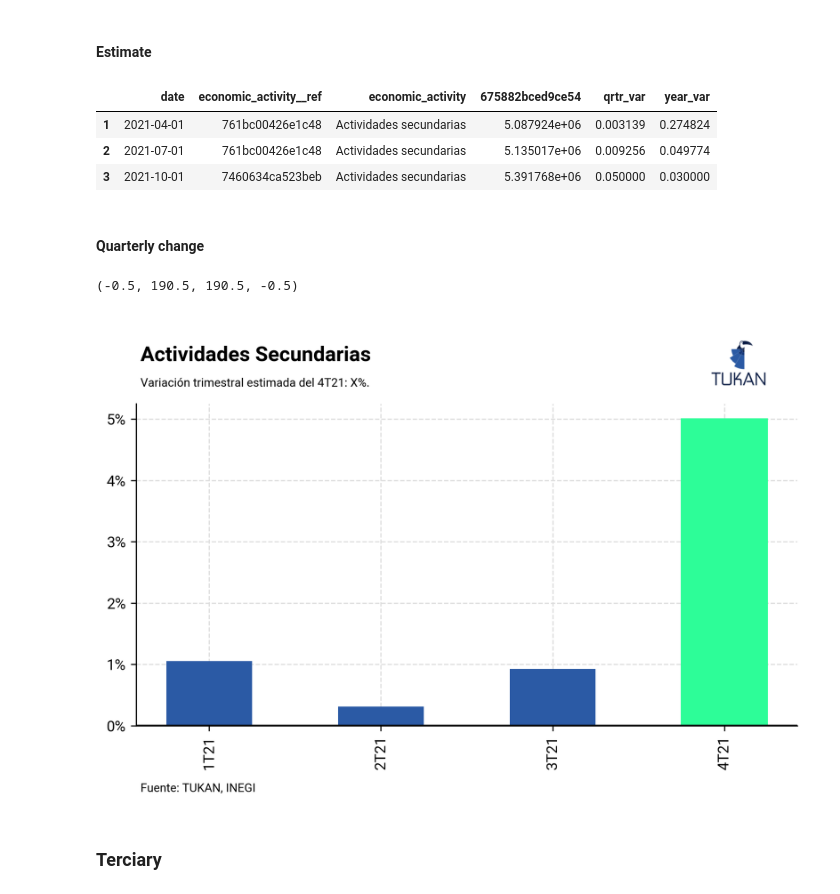
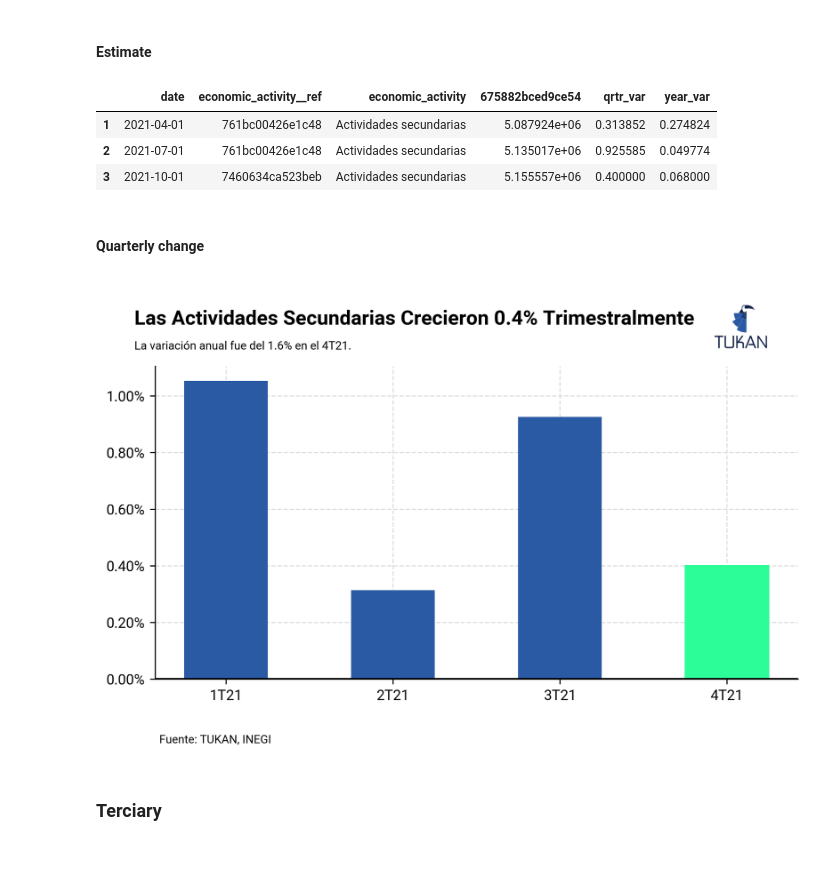
Before and after one commit to TukanMx/tukan_notebooks, a Jupyter notebook: social/social_media/pib/pib_template.ipynb, the cells around one changed output. Cells and saved outputs as stored; diff of their text form; code cells hidden in the pictures; blank space fills up the shorter version.

```diff
--- a/social/social_media/pib/pib_template.ipynb
+++ b/social/social_media/pib/pib_template.ipynb
@@ -624,18 +624,19 @@ filtered_gdp_secondary.tail(3)
 #### Estimate
 # %%
 # Adding estimate
-eopib_qrtr_est = 0.05
-eopib_yrtr_est = 0.03
+eopib_qrtr_est = 0.004
+eopib_yrtr_est = 0.068
 
 gdp_estimate = {'date': datetime(2021, 10, 1), 'economic_activity__ref': '7460634ca523beb', 'economic_activity': 'Actividades secundarias', '675882bced9ce54':float(filtered_gdp_secondary['675882bced9ce54'].tail(1).values)*(1+eopib_qrtr_est),'qrtr_var':eopib_qrtr_est,'year_var':eopib_yrtr_est}
 
 filtered_gdp_secondary = filtered_gdp_secondary.append(gdp_estimate, ignore_index = True)
+filtered_gdp_secondary['qrtr_var'] =filtered_gdp_secondary['qrtr_var']*100
 filtered_gdp_secondary.tail(3)
 # %% [output]
 |  | date | economic_activity__ref | economic_activity | 675882bced9ce54 | qrtr_var | year_var |
-| 1 | 2021-04-01 | 761bc00426e1c48 | Actividades secundarias | 5.087924e+06 | 0.003139 | 0.274824 |
-| 2 | 2021-07-01 | 761bc00426e1c48 | Actividades secundarias | 5.135017e+06 | 0.009256 | 0.049774 |
-| 3 | 2021-10-01 | 7460634ca523beb | Actividades secundarias | 5.391768e+06 | 0.050000 | 0.030000 |
+| 1 | 2021-04-01 | 761bc00426e1c48 | Actividades secundarias | 5.087924e+06 | 0.313852 | 0.274824 |
+| 2 | 2021-07-01 | 761bc00426e1c48 | Actividades secundarias | 5.135017e+06 | 0.925585 | 0.049774 |
+| 3 | 2021-10-01 | 7460634ca523beb | Actividades secundarias | 5.155557e+06 | 0.400000 | 0.068000 |
 # %% [markdown]
 #### Quarterly change
 # %%
@@ -651,10 +652,10 @@ barlist[-1].set_color('#2DFD98')
 plt.axhline(y=0, color='black', linestyle='-')
 
 xticks = ax.xaxis.set_ticks(ind )
-xticklabels = ax.xaxis.set_ticklabels([str(round(x.quarter)) + "T" + str(round(x.year - 2000,0)) for x in filtered_gdp_secondary["date"]], rotation = 90)
+xticklabels = ax.xaxis.set_ticklabels([str(round(x.quarter)) + "T" + str(round(x.year - 2000,0)) for x in filtered_gdp_secondary["date"]])
 
-
-ax.yaxis.set_major_formatter(ticker.StrMethodFormatter('{x:,.0%}'))
+ax.yaxis.set_major_formatter(ticker.PercentFormatter())
+# ax.yaxis.set_major_formatter(ticker.StrMethodFormatter('{x:0.0%}'))
 # Add minor gridlines and format ticks
 # ax.xaxis.set_major_locator(mdates.YearLocator(2))
 # ax.xaxis.set_minor_locator(mdates.YearLocator(1))
@@ -664,56 +665,55 @@ ax.grid(visible=True, which='minor', linestyle='--', zorder=3)
 # ax.set_ylim(0)
 
 fig.text(
-    0.13,
+    0.10,
     .98,
-    "Actividades Secundarias",
+    "Las Actividades Secundarias Crecieron 0.4% Trimestralmente",
     size=14,
     weight = "bold"
 )
 fig.text(
-    0.13,
+    0.10,
     0.92,
-    "Variación trimestral estimada del 4T21: X%.",
+    "La variación anual fue del 1.6% en el 4T21.",
     size=8
 )
 # Add footer
 fig.text(0.13, -0.03, "Fuente: TUKAN, INEGI", fontsize=8)
 
 # Save plot with TUKAN logo, transparent and white
 # plt.savefig(
 #     "plots/gdp_sec_bar_no_logo.svg",
 #     dpi=300,
 #     bbox_inches="tight",
 #     # facecolor="white",
 #     edgecolor="none",
 #     transparent=True,
 # )
 
 tukan_im = image.imread(module_path + "\\assets\\logo\\logo192.png")
 newax = fig.add_axes([0.72, .88, 0.16, 0.19], anchor="NE", zorder=1)
 newax.imshow(tukan_im)
 newax.axis("off")
 
-# plt.savefig(
-#     "plots/gdp_sec_bar_logo.png",
-#     dpi=300,
-#     bbox_inches="tight",
-#     # facecolor="white",
-#     edgecolor="none",
-#     transparent=True,
-# )
+plt.savefig(
+    "plots/gdp_sec_bar_logo.png",
+    dpi=300,
+    bbox_inches="tight",
+    # facecolor="white",
+    edgecolor="none",
+    transparent=True,
+)
 
-# plt.savefig(
-#     "plots/gdp_sec_bar_white_logo.png",
-#     dpi=300,
-#     bbox_inches="tight",
-#     facecolor="white",
-#     edgecolor="none",
-#     transparent=False,
-# )
+plt.savefig(
+    "plots/gdp_sec_bar_white_logo.png",
+    dpi=300,
+    bbox_inches="tight",
+    facecolor="white",
+    edgecolor="none",
+    transparent=False,
+)
 # %% [output]
-(-0.5, 190.5, 190.5, -0.5)
-[figure, old version]
+[figure, new version]
 # %% [markdown]
 ### Terciary
 # %% [markdown]
```
Also changed, not shown: parts of 11 cells of this notebook.
